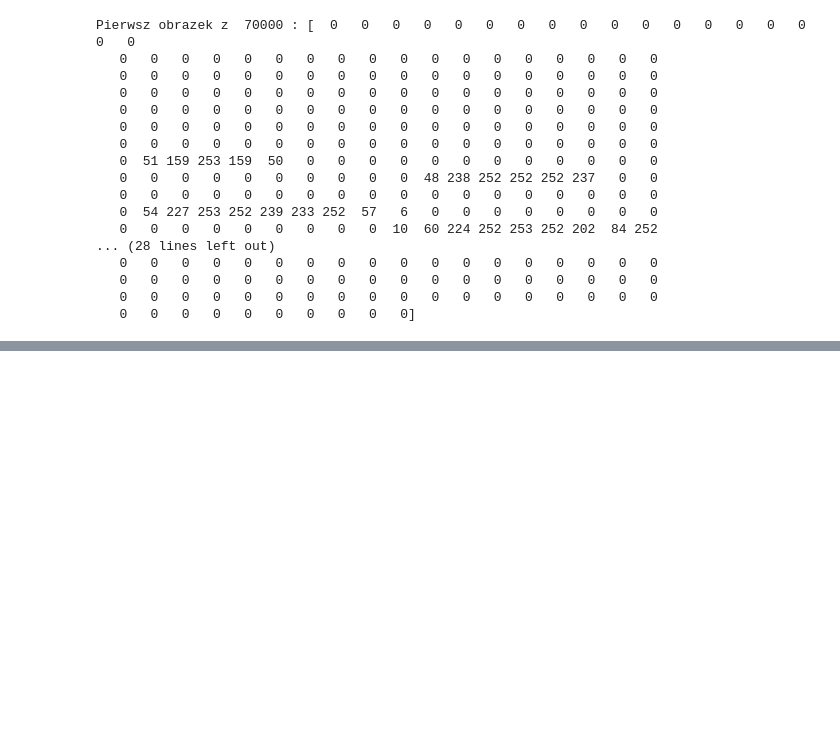
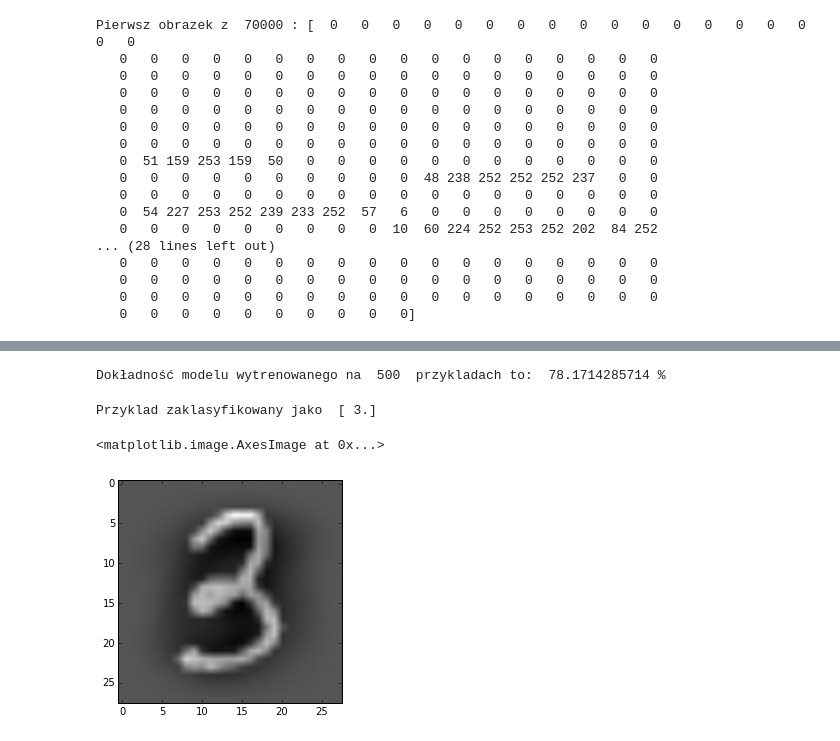
Before and after one commit to uj-robotics/dalek, a Jupyter notebook: practical-ml/cyfry-twarze-kałamarze.ipynb, the cells around one changed output, grey strips where cells are left out. Cells and saved outputs as stored; diff of their text form; code cells hidden in the pictures; blank space fills up the shorter version.

```diff
--- a/practical-ml/cyfry-twarze-kałamarze.ipynb
+++ b/practical-ml/cyfry-twarze-kałamarze.ipynb
@@ -49,0 +62,3 @@ plt.imshow(img)
+# %%
+X, Y = preprocessing.scale(mnist.data.astype("float64")), mnist.target #scale() to preprocessing który normalizuje dane ze sa symetrycznie wokol 0
+X_train, X_test, Y_train, Y_test = train_test_split(X,Y)
@@ -49,0 +87,17 @@ plt.imshow(img)
+# %%
+# Na wszystkich przykladach osiaga 92% dokladnosci.
+N = 500
+model = LogisticRegression()
+model.fit(X_train[0:N], Y_train[0:N])
+#model.fit(X_train, Y_train)
+Y_test_predicted = model.predict(X_test)
+print "Dokładność modelu wytrenowanego na ",N, " przykladach to: ",100*sklearn.metrics.accuracy_score(Y_test, Y_test_predicted), "%"
+# %% [output]
+Dokładność modelu wytrenowanego na  500  przykladach to:  78.1714285714 %
+# %%
+print "Przyklad zaklasyfikowany jako ", model.predict(X_test[0])
+plt.imshow(X_test[0].reshape(28,28), cmap="gray")
+# %% [output]
+Przyklad zaklasyfikowany jako  [ 3.]
+<matplotlib.image.AxesImage at 0x...>
+[figure, added]
```
Also changed, not shown: parts of 18 cells of this notebook, 1 other file.
